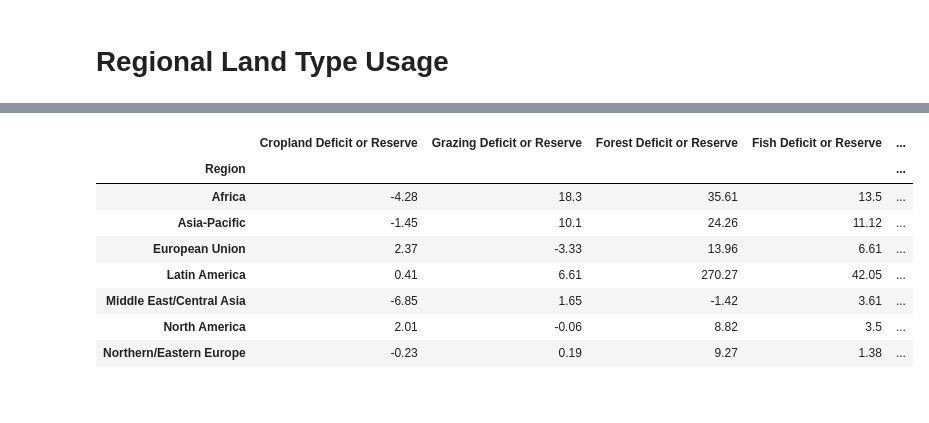
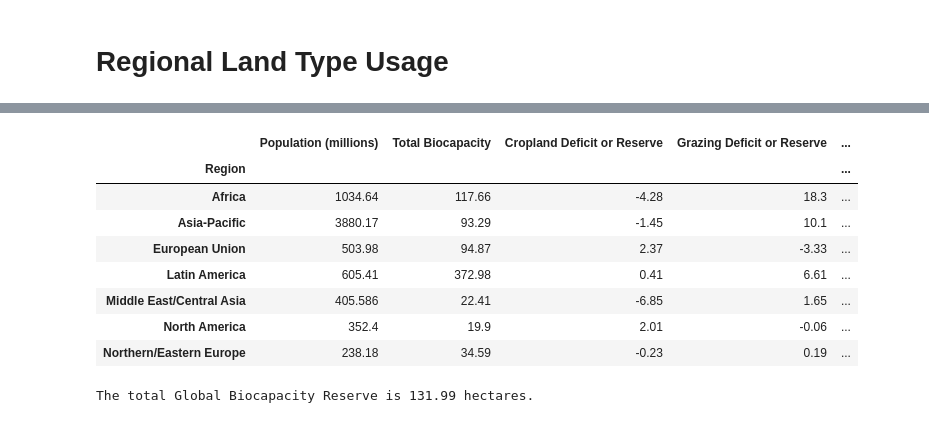
Before and after one commit to limbz-sami/Eco_footprint, a Jupyter notebook: footprint_v_biocapacity.ipynb, the cells around one changed output, grey strips where cells are left out. Saved outputs shown, nothing was run; the diff lists cells and outputs as text; code cells hidden in the pictures.

```diff
--- a/footprint_v_biocapacity.ipynb
+++ b/footprint_v_biocapacity.ipynb
@@ -21,6 +17,10 @@ my_df.head()
 # %%
-my_df['Biocapacity Deficit or Reserve %'] = my_df['Biocapacity Deficit or Reserve']/my_df['Total Biocapacity'] * 100
-eco_sort = my_df.sort_values('Biocapacity Deficit or Reserve %')
+my_df['Bio Deficit or Reserve %'] = my_df['Biocapacity Deficit or Reserve']/my_df['Total Biocapacity'] * 100
+my_df['Bio Deficit or Reserve %'] = my_df['Bio Deficit or Reserve %'].map('{:.1f}%'.format)
+# my_df['Footprint per Million Persons'] = my_df['Total Ecological Footprint'] / my_df['Population (millions)']
+# my_df['Footprint per Million Persons'] = my_df['Footprint per Million Persons'].map('{:.2f}'.format)
+
+eco_sort = my_df.sort_values('Biocapacity Deficit or Reserve')
 eco_sort.reset_index(inplace=True, drop=True)
 eco_sort.head()
 # %% [output]
@@ -67,0 +54,17 @@ region.sort_values('Biocapacity Deficit or Reserve %', ascending=False)
+# %%
+region = eco_sort.groupby('Region').sum()
+
+# Create row with Global Totals for later use
+region_cols = region.keys().tolist()
+region_sum = []
+
+for col in range(len(region_cols)):
+    region_sum.append(region.iloc[:,col].sum())
+
+# Recalculate last columns based on new data
+region['Bio Deficit or Reserve %'] = region['Biocapacity Deficit or Reserve']/region['Total Biocapacity'] * 100
+region['Bio Deficit or Reserve %'] = region['Bio Deficit or Reserve %'].map('{:.1f}%'.format)
+# region['Footprint per Million Persons'] = region['Total Ecological Footprint'] / region['Population (millions)']
+# region['Footprint per Million Persons'] = region['Footprint per Million Persons'].map('{:.2f}'.format)
+# region.sort_values('Bio Deficit or Reserve %')
+region
@@ -70,27 +151,38 @@ region.sort_values('Biocapacity Deficit or Reserve %', ascending=False)
 # %%
-#     region['Cropland Footprint'] / region['Cropland'] * 100
-
 region_landuse = pd.DataFrame({
+    'Population (millions)' : region['Population (millions)'],
+    'Total Biocapacity' : region['Total Biocapacity'],
     'Cropland Deficit or Reserve' : region['Cropland'] - region['Cropland Footprint'],
-#     'Cropland Deficit or Reserve %' : region['Cropland'] - region['Cropland Footprint'],
     'Grazing Deficit or Reserve' : region['Grazing Land'] - region['Grazing Footprint'],
     'Forest Deficit or Reserve' : region['Forest Land'] - region['Forest Footprint'],
     'Fish Deficit or Reserve' : region['Fishing Water'] - region['Fish Footprint'],
     'Carbon Deficit or Reserve' : region['Urban Land'] - region['Carbon Footprint'],
     'Total Bio Deficit or Reserve' : region['Biocapacity Deficit or Reserve'],
+    'Bio Deficit or Reserve %' : region['Bio Deficit or Reserve %'],
+#     'Footprint per Million Persons' : region['Footprint per Million Persons'],
 })
 
-def highlight_pos(c):
-    is_pos = c >= 0
-    return ['background-color: green' if v else 'red' for v in is_pos]
-region_landuse.style.apply(highlight_pos)
+# region_landuse.sort_values(by=['Total Bio Deficit or Reserve'], inplace = True)
+
+# Conditional color formatting for the dataframe
+def highlight_pos(value):
+    is_pos = value >= 0
+    return ['background-color: mediumseagreen' if v else 'background-color: lightcoral' for v in is_pos]
+
+df_slice = pd.IndexSlice[:, 'Cropland Deficit or Reserve':'Total Bio Deficit or Reserve']
+region_landuse.style.apply(highlight_pos, subset = df_slice)
 # %% [output]
-|  | Cropland Deficit or Reserve | Grazing Deficit or Reserve | Forest Deficit or Reserve | Fish Deficit or Reserve | ... |
+|  | Population (millions) | Total Biocapacity | Cropland Deficit or Reserve | Grazing Deficit or Reserve | ... |
 | Region |  |  |  |  | ... |
-| Africa | -4.28 | 18.3 | 35.61 | 13.5 | ... |
-| Asia-Pacific | -1.45 | 10.1 | 24.26 | 11.12 | ... |
-| European Union | 2.37 | -3.33 | 13.96 | 6.61 | ... |
-| Latin America | 0.41 | 6.61 | 270.27 | 42.05 | ... |
-| Middle East/Central Asia | -6.85 | 1.65 | -1.42 | 3.61 | ... |
-| North America | 2.01 | -0.06 | 8.82 | 3.5 | ... |
-| Northern/Eastern Europe | -0.23 | 0.19 | 9.27 | 1.38 | ... |
+| Africa | 1034.64 | 117.66 | -4.28 | 18.3 | ... |
+| Asia-Pacific | 3880.17 | 93.29 | -1.45 | 10.1 | ... |
+| European Union | 503.98 | 94.87 | 2.37 | -3.33 | ... |
+| Latin America | 605.41 | 372.98 | 0.41 | 6.61 | ... |
+| Middle East/Central Asia | 405.586 | 22.41 | -6.85 | 1.65 | ... |
+| North America | 352.4 | 19.9 | 2.01 | -0.06 | ... |
+| Northern/Eastern Europe | 238.18 | 34.59 | -0.23 | 0.19 | ... |
+# %%
+global_reserve = round(region_landuse['Total Bio Deficit or Reserve'].sum(), 2)
+print(f'The total Global Biocapacity Reserve is {global_reserve} hectares.')
+# %% [output]
+The total Global Biocapacity Reserve is 131.99 hectares.
```
Also changed, not shown: parts of 14 cells of this notebook.
